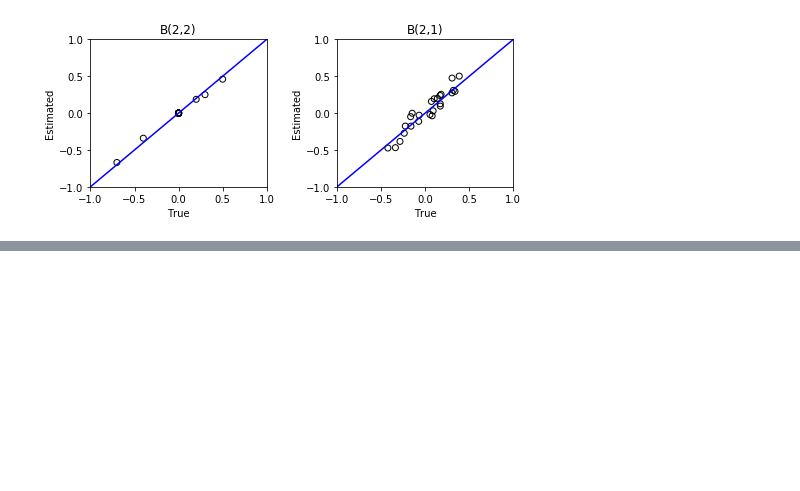
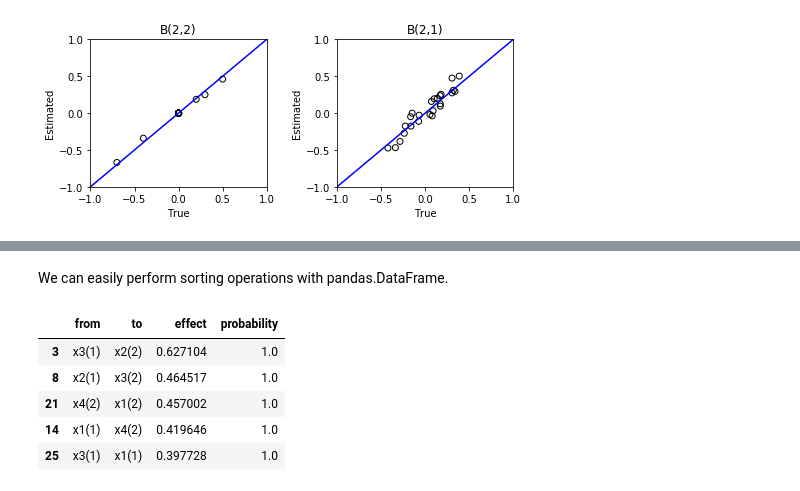
Before and after one commit to cdt15/lingam, a Jupyter notebook: examples/LongitudinalLiNGAM.ipynb, the cells around one changed output, grey strips where cells are left out. Drawn from its saved outputs; the diff is of its cells as text; code cells hidden in the pictures; blank space fills up the shorter version.

```diff
--- a/examples/LongitudinalLiNGAM.ipynb
+++ b/examples/LongitudinalLiNGAM.ipynb
@@ -180,0 +353,11 @@ for t in range(1, n_timepoints):
+# %% [markdown]
+We can easily perform sorting operations with pandas.DataFrame.
+# %%
+df.sort_values('effect', ascending=False).head()
+# %% [output]
+|  | from | to | effect | probability |
+| 3 | x3(1) | x2(2) | 0.627104 | 1.0 |
+| 8 | x2(1) | x3(2) | 0.464517 | 1.0 |
+| 21 | x4(2) | x1(2) | 0.457002 | 1.0 |
+| 14 | x1(1) | x4(2) | 0.419646 | 1.0 |
+| 25 | x3(1) | x1(1) | 0.397728 | 1.0 |
```
Also changed, not shown: parts of 23 cells of this notebook, 4 other files.
